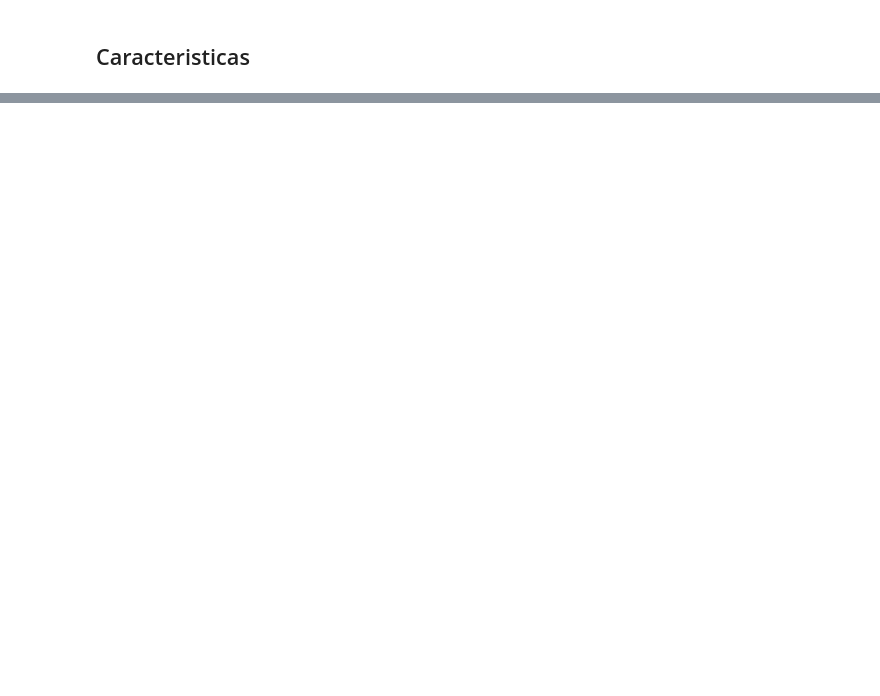
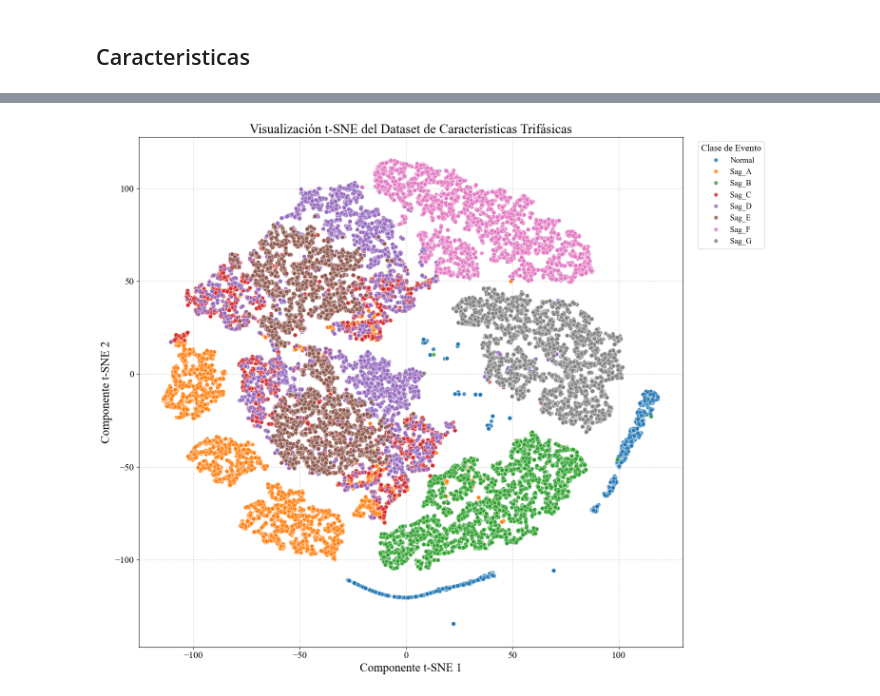
Before and after one commit to SGOLDYT/Power-Quality, a Jupyter notebook: Caracteristicas/caracteristicas_trifasico.ipynb, the cells around one changed output, grey strips where cells are left out. Cells and saved outputs as stored; diff of their text form; code cells hidden in the pictures; blank space fills up the shorter version.

```diff
--- a/Caracteristicas/caracteristicas_trifasico.ipynb
+++ b/Caracteristicas/caracteristicas_trifasico.ipynb
@@ -363,0 +399,82 @@ Expected: ['etiqueta', 'rms_segmento_V1', 'rms_segmento_V2', 'profundidad_relati
+# %%
+import pandas as pd
+import numpy as np
+import seaborn as sns
+import matplotlib.pyplot as plt
+from sklearn.manifold import TSNE
+from sklearn.preprocessing import StandardScaler
+
+def _setup_academic_style():
+    """Configura los parámetros de Matplotlib para un estilo tipo IEEE."""
+    plt.rcParams['font.family'] = 'serif'
+    plt.rcParams['font.serif'] = ['Times New Roman'] + plt.rcParams['font.serif']
+    plt.rcParams['mathtext.fontset'] = 'stix'
+    plt.rcParams['font.size'] = 14
+    plt.rcParams['axes.labelsize'] = 18
+    plt.rcParams['axes.titlesize'] = 20
+    plt.rcParams['xtick.labelsize'] = 14
+    plt.rcParams['ytick.labelsize'] = 14
+    plt.rcParams['legend.fontsize'] = 12
+    plt.rcParams['lines.linewidth'] = 1.5
+
+# --- 1. Cargar y preparar los datos ---
+print("Cargando el dataset de características...")
+data_path = r"C:\Users\Juan_Saa\Documents\Juan_Saa\Proyecto_Grado\Power-Quality\Caracteristicas\Dataset_Caracteristicas_Trifasico_2.parquet"
+df = pd.read_parquet(data_path)
+
+X = df.drop('etiqueta', axis=1)
+y = df['etiqueta']
+print("Dataset cargado. Columnas de características:", X.columns.tolist())
+
+# --- 2. Separar características numéricas y categóricas ---
+X_numericas = X.select_dtypes(include=np.number)
+X_categoricas = X.select_dtypes(exclude=np.number)
+
+# --- 3. Escalar las numéricas y codificar las categóricas ---
+print("\nPreprocesando características...")
+scaler = StandardScaler()
+X_numericas_scaled = scaler.fit_transform(X_numericas)
+print(f"Se escalaron {X_numericas_scaled.shape[1]} características numéricas.")
+
+X_categoricas_encoded = pd.get_dummies(X_categoricas)
+print(f"Se codificaron {X_categoricas_encoded.shape[1]} características categóricas.")
+
+# --- 4. Unir todo en una matriz final ---
+X_final_para_tsne = np.hstack([X_numericas_scaled, X_categoricas_encoded.values])
+print(f"Dimensiones de la matriz final para t-SNE: {X_final_para_tsne.shape}")
+
+# --- 5. Cálculo de t-SNE ---
+# --- CORRECCIÓN ---
+# Ahora usamos la variable correcta 'X_final_para_tsne' que ya está procesada.
+print("\nCalculando la proyección t-SNE... (esto puede tardar unos minutos)")
+tsne = TSNE(n_components=2, random_state=42, perplexity=20, max_iter=1000, init='pca', learning_rate='auto')
+X_tsne = tsne.fit_transform(X_final_para_tsne) # <<< USAR LA VARIABLE CORRECTA
+
+# Crear un DataFrame para la visualización
+tsne_df = pd.DataFrame(data=X_tsne, columns=['Componente 1', 'Componente 2'])
+tsne_df['etiqueta'] = y.values # Usar .values para evitar problemas de índice
+
+# --- 6. Graficar ---
+print("Generando el gráfico...")
+_setup_academic_style()
+plt.figure(figsize=(16, 12))
+
+ax = sns.scatterplot(
+    x="Componente 1", y="Componente 2",
+    hue="etiqueta",
+    palette=sns.color_palette("tab10", len(df['etiqueta'].unique())),
+    data=tsne_df,
+    legend="full",
+    alpha=0.8,
+    s=40
+)
+
+plt.title('Visualización t-SNE del Dataset de Características Trifásicas')
+plt.xlabel('Componente t-SNE 1')
+plt.ylabel('Componente t-SNE 2')
+plt.grid(True, linestyle='--', alpha=0.5)
+plt.legend(title='Clase de Evento', bbox_to_anchor=(1.02, 1), loc='upper left')
+plt.tight_layout(rect=[0, 0, 0.9, 1])
+plt.savefig("tsne_caracteristicas_trifasicas.svg", format='svg', dpi=300)
+plt.show()
+# %% [output]
@@ -363,0 +491 @@ Expected: ['etiqueta', 'rms_segmento_V1', 'rms_segmento_V2', 'profundidad_relati
+[figure, added]
```
Also changed, not shown: parts of 6 cells of this notebook, 3 other files.
